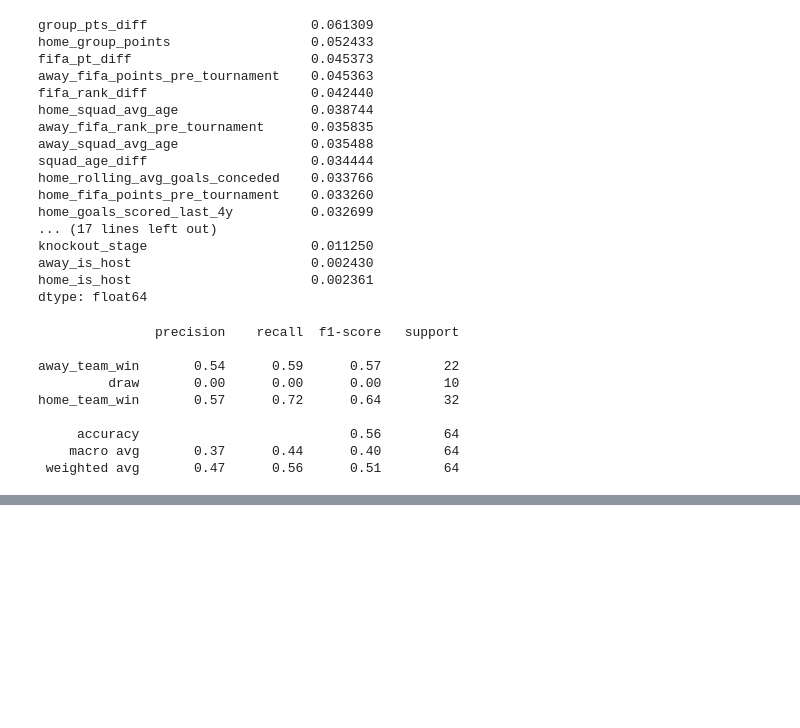
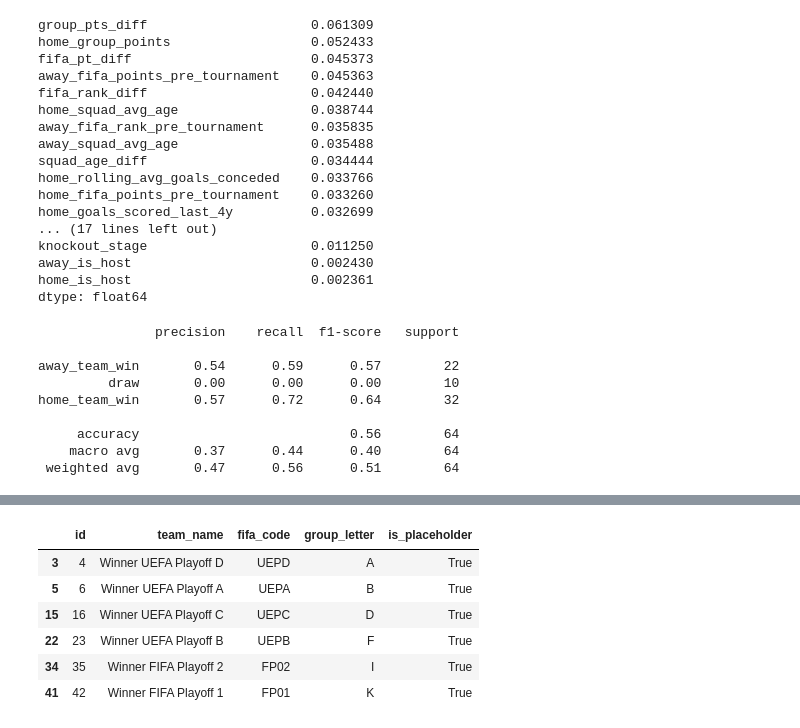
Before and after one commit to tonyinarula/World-Cup-2026-Predictive-Analysis, a Jupyter notebook: analysis.ipynb, the cells around one changed output, grey strips where cells are left out. Drawn from its saved outputs; the diff is of its cells as text; code cells hidden in the pictures; blank space fills up the shorter version.

```diff
--- a/analysis.ipynb
+++ b/analysis.ipynb
@@ -1147,0 +1179,10 @@ test_2026['team_code'] = (
+# %%
+teams_2026[teams_2026['is_placeholder'] == True]
+# %% [output]
+|  | id | team_name | fifa_code | group_letter | is_placeholder |
+| 3 | 4 | Winner UEFA Playoff D | UEPD | A | True |
+| 5 | 6 | Winner UEFA Playoff A | UEPA | B | True |
+| 15 | 16 | Winner UEFA Playoff C | UEPC | D | True |
+| 22 | 23 | Winner UEFA Playoff B | UEPB | F | True |
+| 34 | 35 | Winner FIFA Playoff 2 | FP02 | I | True |
+| 41 | 42 | Winner FIFA Playoff 1 | FP01 | K | True |
```
Also changed, not shown: parts of 12 cells of this notebook.
